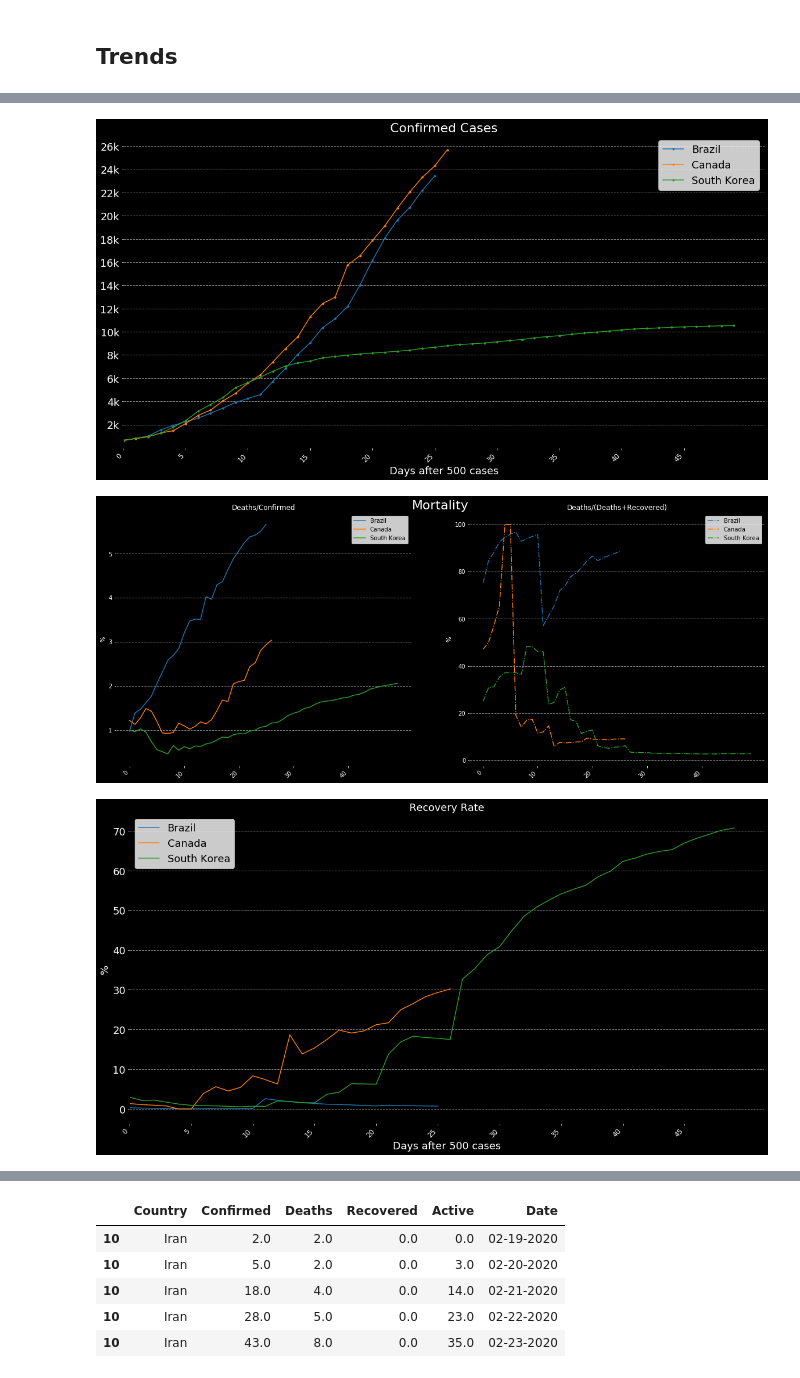
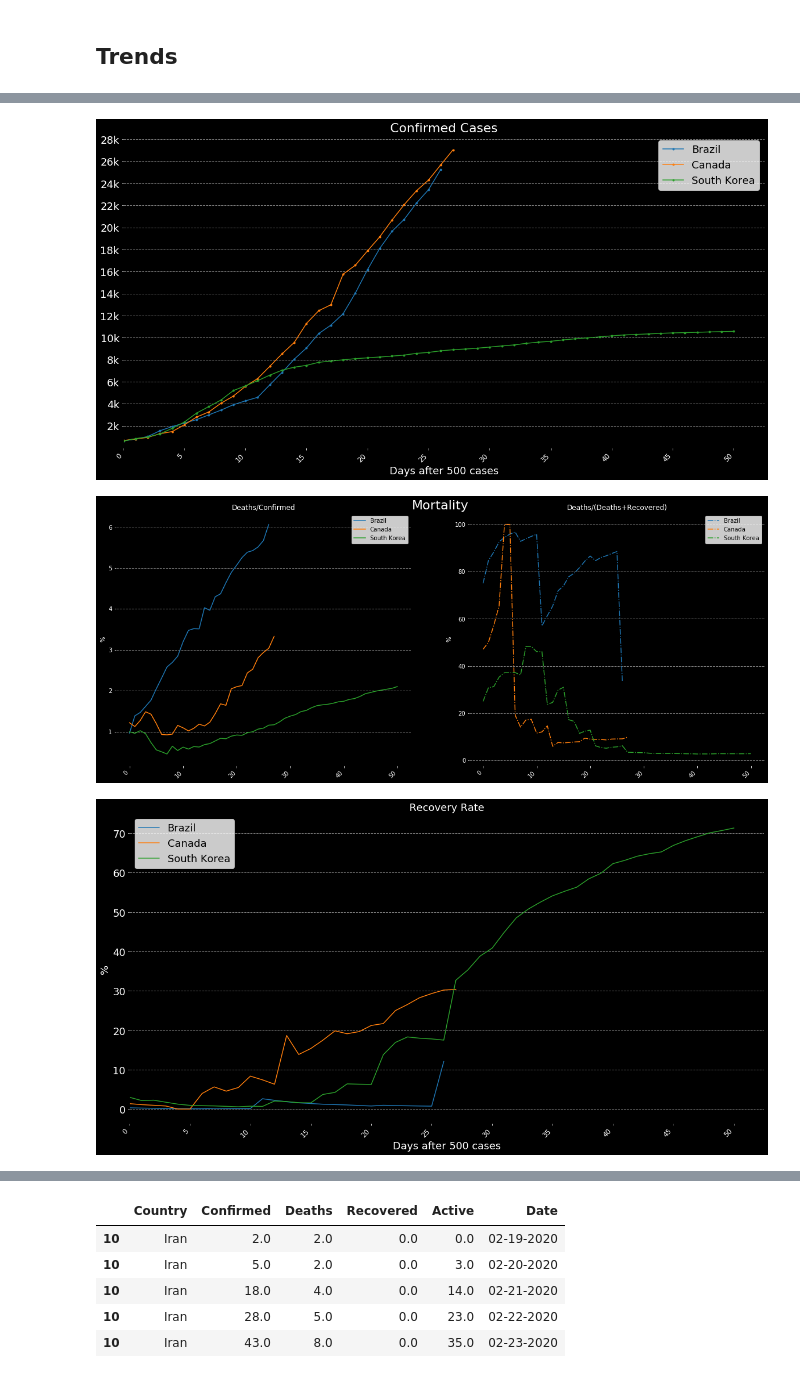
Before and after one commit to Thiagobc23/COVID-19, a Jupyter notebook: 01_COVID19.ipynb, the cells around one changed output, grey strips where cells are left out. Drawn from its saved outputs; the diff is of its cells as text; code cells hidden in the pictures.

```diff
--- a/01_COVID19.ipynb
+++ b/01_COVID19.ipynb
@@ -19,8 +19,8 @@ world = world[~world.name.isin(["Antarctica", "Fr. S. Antarctic Lands"])]
 url = 'https://raw.githubusercontent.com/CSSEGISandData/COVID-19/master/csse_covid_19_data/csse_covid_19_daily_reports/'
 path = 'data/COVID-19/csse_covid_19_data/csse_covid_19_daily_reports/'
 
-file = '04-13-2020.csv'
-today = '04-13-2020'
+file = '04-14-2020.csv'
+today = '04-14-2020'
 today = pd.to_datetime(today, format = "%m-%d-%Y")
 df = pd.read_csv(path+file)
 df.head()
@@ -642,7 +642,7 @@ plot_contry(['South Korea', 'Korea, South'], '02-23-2020', '02-24-2020')
 plt.xlim(0,)
 plt.ylim(0,)
 
-yticks = np.arange(2000, 26001, 2000)
+yticks = np.arange(2000, 28001, 2000)
 yticks_label =[str(i)[:-3] + 'k' for i in yticks]
 
 plt.yticks(yticks, labels = yticks_label, fontsize=18)
@@ -673,34 +673,34 @@ plot_contry_d_two(['South Korea', 'Korea, South'], '02-23-2020', '02-24-2020')
 plt.legend(['Brazil', 'Canada', 'South Korea'])
 plt.savefig('img/mort_selection.png', facecolor='black', edgecolor='none')
 
 # Recovery Rate
 fig, ax = plt.subplots(1, figsize=(20,10), facecolor='black')
 
 plot_contry_r(['Brazil'], '03-19-2020', '03-20-2020')
 plot_contry_r(['Canada'], '03-18-2020', '03-19-2020')
 plot_contry_r(['South Korea', 'Korea, South'], '02-23-2020', '02-24-2020')
 
 plt.xlim(0,)
 
 plt.legend(['Brazil', 'Canada', 'South Korea'], fontsize=18)
 plt.savefig('img/rec_selection.png', facecolor='black', edgecolor='none')
 
 # Active
 fig, ax = plt.subplots(1, figsize=(20,10), facecolor='black')
 
 plot_contry_a(['Brazil'])
 plot_contry_a(['Canada'])
 plot_contry_a(['South Korea', 'Korea, South'])
 
-yticks = np.arange(2000, 20001, 2000)
+yticks = np.arange(2000, 24001, 2000)
 yticks_label =[str(i)[:-3] + 'k' for i in yticks]
 
 plt.yticks(yticks, labels = yticks_label, fontsize=16)
 plt.xticks(fontsize=16)
 plt.legend(['Brazil', 'Canada', 'South Korea'], fontsize=18, loc = "upper left")
 
 plt.savefig('img/active_selection.png', facecolor='black', edgecolor='none')
 # %% [output]
-[figure, old version]
+[figure, new version]
-[figure, old version]
+[figure, new version]
-[figure, old version]
+[figure, new version]
```
Also changed, not shown: parts of 9 cells of this notebook, 29 other files.
